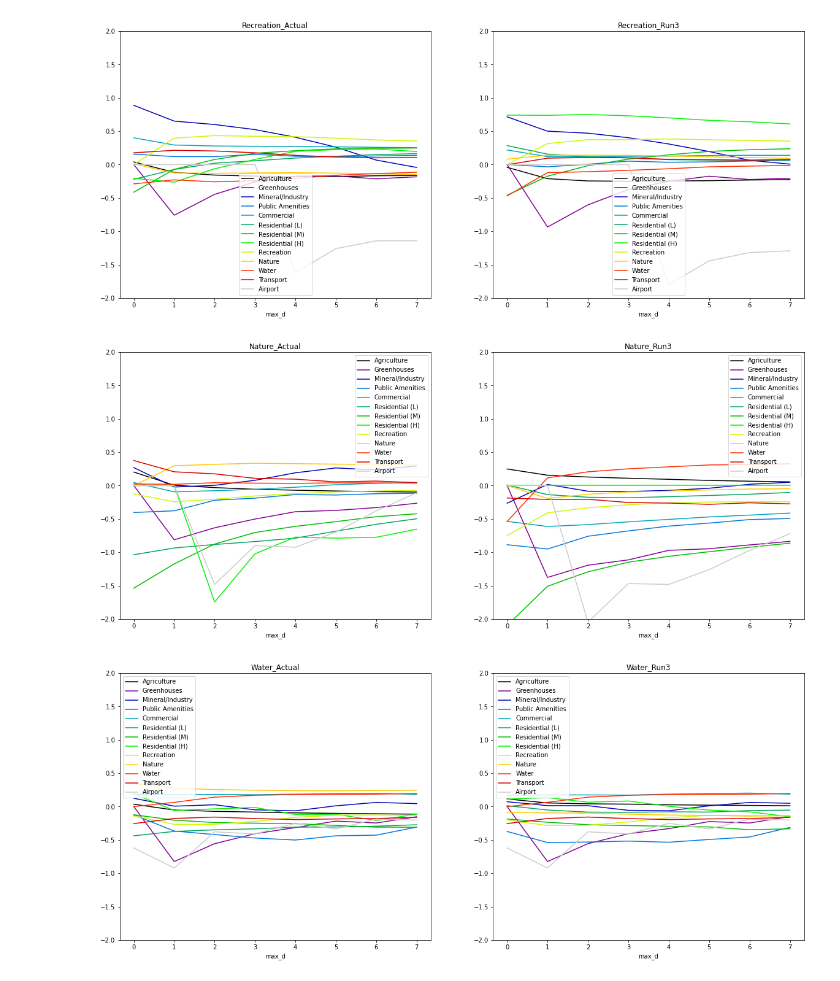
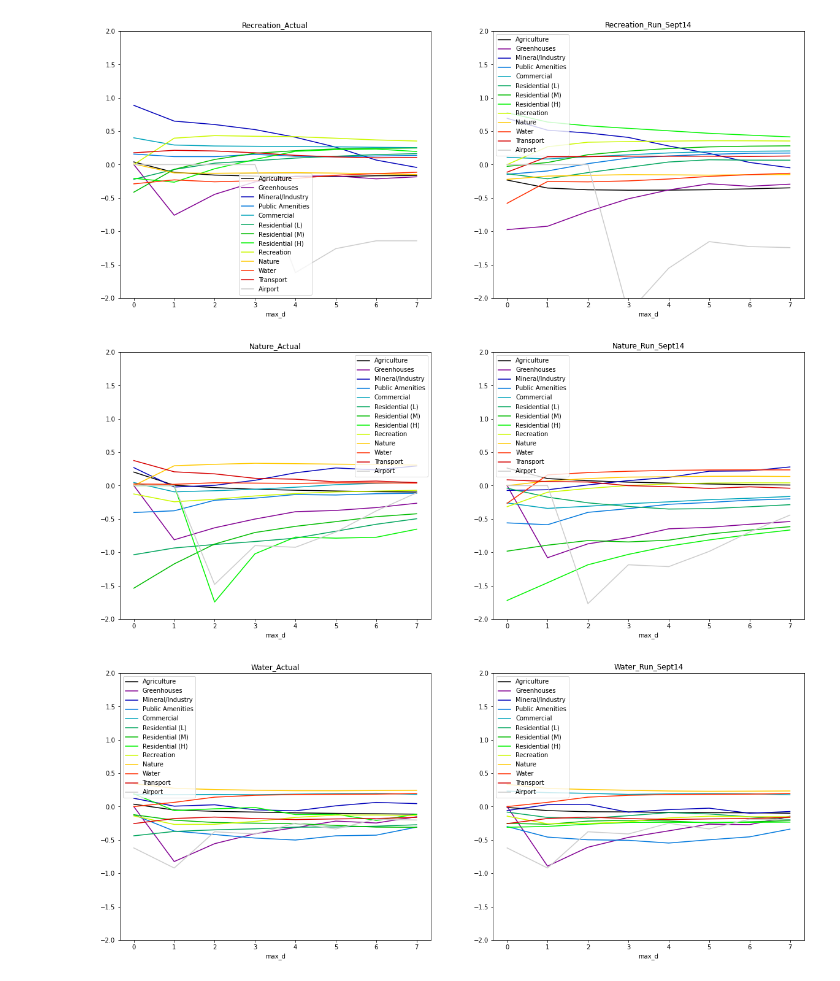
Before and after one commit to aarsundaram/ENC_Py3_mra, a Jupyter notebook: enrichment_curves.ipynb, the cells around one changed output. Saved outputs shown, nothing was run; the diff lists cells and outputs as text; code cells hidden in the pictures.

Commit message:
sept14 runs updated

```diff
--- a/enrichment_curves.ipynb
+++ b/enrichment_curves.ipynb
@@ -10,7 +10,7 @@ landuse_cols = ["Agriculture", "Greenhouses", "Mineral/Industry",
              "Water", "Transport", "Airport"]
 # %%
 er1 = pd.read_csv('C:\\Users\\Gamelab\\Desktop\\RT\\Others\\Thesis\\Thesis_coding\\ABM\\ENC_Py3_mra\\EU_output\\Amsterdam\\enrichment_df.csv').drop(columns=['Unnamed: 0','Outside'])
-er2 = pd.read_csv('C:\\Users\\Gamelab\\Desktop\\RT\\Others\\Thesis\\Thesis_coding\\ABM\\ENC_Py3_mra\\EU_output\\Amsterdam\\enrichment_df_run6.csv').drop(columns=['Unnamed: 0','Outside'])
+er2 = pd.read_csv('C:\\Users\\Gamelab\\Desktop\\RT\\Others\\Thesis\\Thesis_coding\\ABM\\ENC_Py3_mra\\EU_output\\Amsterdam\\enrichment_df_run_sept14.csv').drop(columns=['Unnamed: 0','Outside'])
 
 name_map={}
 for i in range(len(landuse_cols)):
@@ -30,5 +33,5 @@ er1.head()
 # %%
-rootpath='C:\\Users\\Gamelab\\Desktop\\RT\\Others\\Thesis\\Thesis_coding\\ABM\\ENC_Py3_mra\\EU_output\\Amsterdam\\enrichment_factors_run6\\'
+rootpath='C:\\Users\\Gamelab\\Desktop\\RT\\Others\\Thesis\\Thesis_coding\\ABM\\ENC_Py3_mra\\EU_output\\Amsterdam\\enrichment_factors_run_sept14\\'
 for i in range(1,14): #range of q
     fig,ax = plt.subplots(1,2,figsize=(20,8))
     landuse_cols= er1.columns[:-2]
@@ -42,10 +45,10 @@ for i in range(1,14): #range of q
     ax[0].set_ylim([-2,2])
     #plotting new enrichment factors
     er2.loc[er2['q']==i].set_index('max_d').drop(columns=['q']).plot(ax=ax[1])
-    ax[1].set_title(name_map[i]+'_Run6')
+    ax[1].set_title(name_map[i]+'_Run_Sept14')
     ax[1].set_ylim([-2,2])
     if i==3:
-        plt.savefig(rootpath+'mineral_industry_run6.png')
+        plt.savefig(rootpath+'mineral_industry_run_sept14.png')
     else:
-        plt.savefig(rootpath+name_map[i]+'_run6.png')
+        plt.savefig(rootpath+name_map[i]+'_run_sept14.png')
 # %% [output]
@@ -60,3 +63,3 @@ for i in range(1,14): #range of q
-[figure, old version]
+[figure, new version]
-[figure, old version]
+[figure, new version]
-[figure, old version]
+[figure, new version]
```
Also changed, not shown: parts of 3 cells of this notebook, 19 other files.
